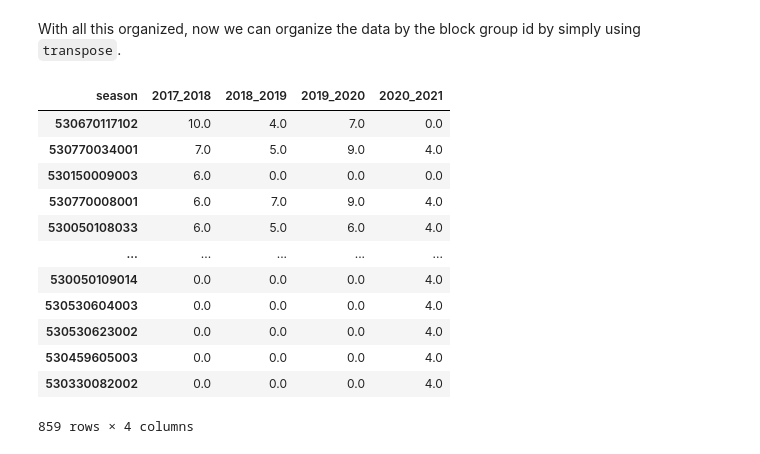
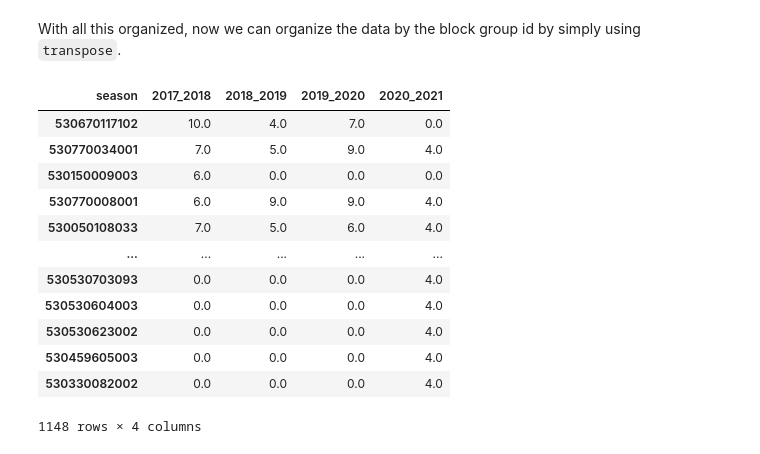
Before and after one commit to knu2xs/safegraph-data-utilities, a Jupyter notebook: notebooks/03-patterns-cbgs.ipynb, the cells around one changed output. Cells and saved outputs as stored; diff of their text form; code cells hidden in the pictures.

```diff
--- a/notebooks/03-patterns-cbgs.ipynb
+++ b/notebooks/03-patterns-cbgs.ipynb
@@ -26,7 +26,7 @@ gdb_int = dir_int/'interim.geodatabase'
 # %% [markdown]
 Using the previously downloaded patterns data for White Pass, the first step is simply loading the data into a Pandas DataFrame. This DataFrame contains quite a few columns encoded as dictionaries, which can be expanded for more data detail.
 # %%
-wp_pth = dir_raw/'patterns_wp.csv'
+wp_pth = 'patterns_white_pass.csv'
 # %%
 wp_df = pd.read_csv(wp_pth, index_col=0)
 
@@ -66,7 +66,7 @@ Name: visitor_home_cbgs, dtype: object
 # %% [markdown]
 The ski season generally runs November through March. Although we have data for the entire year, we are only going to focus on the months comprising the ski season. To do this, we need to extract the year and month explicitly from a datetime field. From there, we can filter to just the months we are interested in.
 # %%
-mnths = [11, 12, 1, 2, 3, 4, 5]
+mnths = [11, 12, 1, 2, 3, 4]
 
 wp_df['year'] = pd.to_datetime(wp_df.date_range_start).apply(lambda dt: dt.year)
 wp_df['month'] = pd.to_datetime(wp_df.date_range_start).apply(lambda dt: dt.month)
@@ -123,9 +101,9 @@ dict_df
 # %% [markdown]
 Next, we explode out the all the values from the dictionary to be columns in the dataframe.
 # %%
-bg_df = dict_df[['season']].join(dict_df.visitor_home_cbgs.apply(pd.Series))
+season_df = dict_df[['season']].join(dict_df.visitor_home_cbgs.apply(pd.Series))
 
-bg_df
+season_df.head()
 # %% [output]
 |  | season | 530670117102 | 530770034001 | 530150009003 | 530770008001 | 530050108033 | 530459613002 | ... |
 | 94681 | 2017_2018 | 10.0 | 7.0 | 6.0 | 6.0 | 6.0 | 6.0 | ... |
@@ -148,9 +115,9 @@ bg_df
 # %% [markdown]
 Now, we can simply use `groupby` and `max` to get the maximum number of devices per month originating from each block group for each season. Also, while we are at it, we can fill in any missing values with zeros.
 # %%
-bg_df = bg_df.groupby('season').max().fillna(0)
+season_df = season_df.groupby('season').max().fillna(0)
 
-bg_df
+season_df.head()
 # %% [output]
 |  | 530670117102 | 530770034001 | 530150009003 | 530770008001 | 530050108033 | 530459613002 | 530530728001 | ... |
 | season |  |  |  |  |  |  |  | ... |
@@ -162,18 +129,20 @@ bg_df
 # %% [markdown]
 With all this organized, now we can organize the data by the block group id by simply using `transpose`.
 # %%
-bg_df.transpose()
+bg_df = season_df.transpose()
+
+bg_df
 # %% [output]
 | season | 2017_2018 | 2018_2019 | 2019_2020 | 2020_2021 |
 | 530670117102 | 10.0 | 4.0 | 7.0 | 0.0 |
 | 530770034001 | 7.0 | 5.0 | 9.0 | 4.0 |
 | 530150009003 | 6.0 | 0.0 | 0.0 | 0.0 |
-| 530770008001 | 6.0 | 7.0 | 9.0 | 4.0 |
-| 530050108033 | 6.0 | 5.0 | 6.0 | 4.0 |
+| 530770008001 | 6.0 | 9.0 | 9.0 | 4.0 |
+| 530050108033 | 7.0 | 5.0 | 6.0 | 4.0 |
 | ... | ... | ... | ... | ... |
-| 530050109014 | 0.0 | 0.0 | 0.0 | 4.0 |
+| 530530703093 | 0.0 | 0.0 | 0.0 | 4.0 |
 | 530530604003 | 0.0 | 0.0 | 0.0 | 4.0 |
 | 530530623002 | 0.0 | 0.0 | 0.0 | 4.0 |
 | 530459605003 | 0.0 | 0.0 | 0.0 | 4.0 |
 | 530330082002 | 0.0 | 0.0 | 0.0 | 4.0 |
-859 rows × 4 columns
+1148 rows × 4 columns
```
Also changed, not shown: parts of 9 cells of this notebook, 4 other files.
